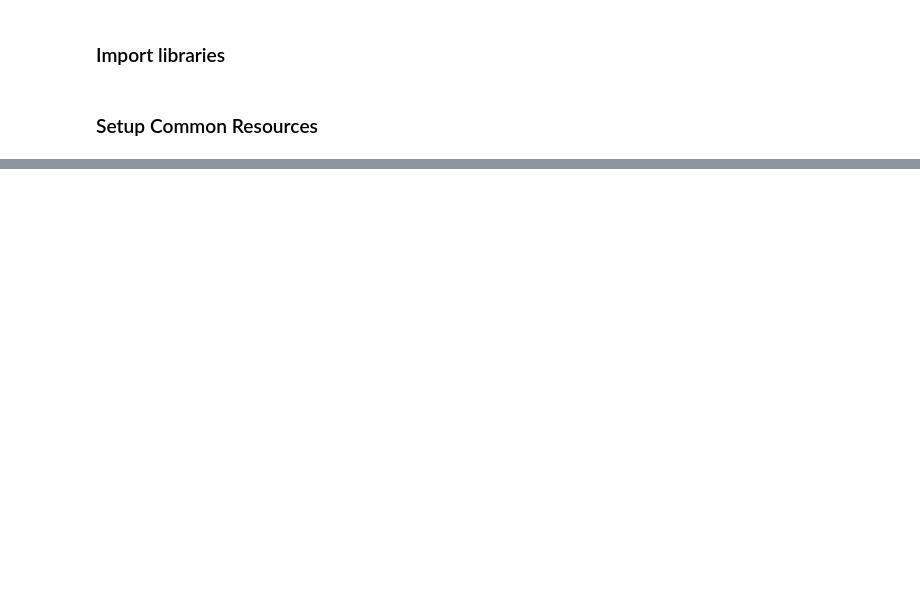
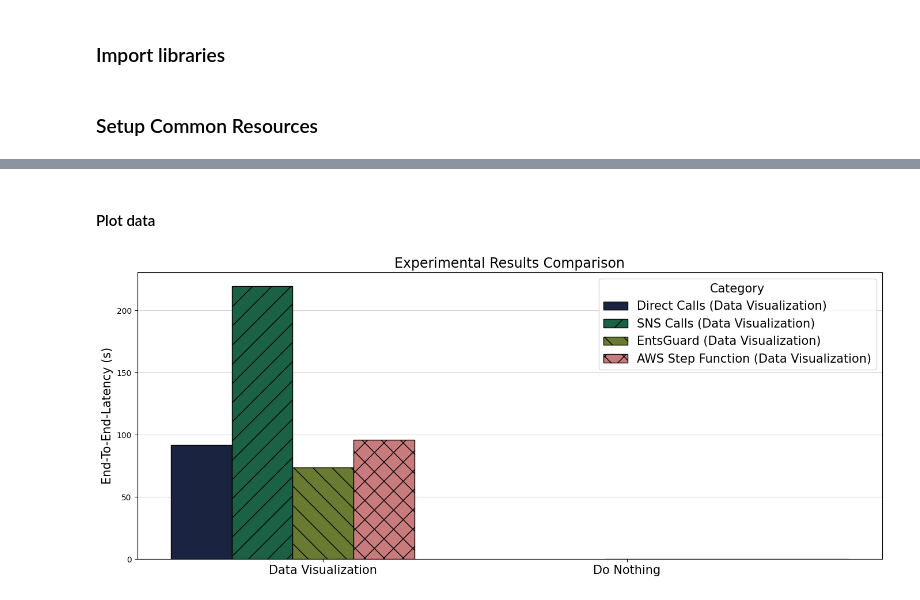
Before and after one commit to ubc-cirrus-lab/caribou, a Jupyter notebook: benchmarks/experiments/wrapper_overhead/plot.ipynb, the cells around one changed output, grey strips where cells are left out. Cells and saved outputs as stored; diff of their text form; code cells hidden in the pictures; blank space fills up the shorter version.

Commit message:
Created plots for overhead experiment, fully dna visualization part is now fully functional.

```diff
--- a/benchmarks/experiments/wrapper_overhead/plot.ipynb
+++ b/benchmarks/experiments/wrapper_overhead/plot.ipynb
@@ -87,0 +170,14 @@ Done
+# %%
+allowed_experiment_types = {
+    'boto3_direct': 'Direct Calls',
+    'boto3_sns': 'SNS Calls',
+    'multi_x': 'EntsGuard',
+    'aws_step_function': 'AWS Step Function',
+}
+experiment_order = ['Data Visualization', 'Do Nothing'] # For tests
+plotting_order = ['Direct Calls', 'SNS Calls', 'EntsGuard', 'AWS Step Function']
+
+# Direct calls
+experiment_paths = ['./dna_visualization/external_database']
+
+experimental_results = collection_utility.aquire_experimental_results(experiment_paths, allowed_experiment_types, from_invocation=False)
@@ -87,0 +193,16 @@ Done
+# %%
+experimental_results = { # From first function start
+    'Data Visualization': {
+        'EntsGuard': [67576.841, 69629.19, 70052.398, 72106.854, 71862.733, 73567.55, 74181.027, 74005.857, 74600.781, 74898.271],
+        'Direct Calls': [81444.162, 86423.056, 88468.497, 91069.329, 92689.961, 93667.099, 93634.519, 94316.159, 94913.106, 95372.089],
+        'SNS Calls': [88245.821, 91978.681, 92606.012, 93995.403, 93217.863, 88536.708, 93877.835, 93130.815, 90729.23, 91675.509],
+        'AWS Step Function': [95135.266, 95518.768, 95884.667, 95044.164, 96873.22]
+    }
+}
+# %%
+experimental_results['Do Nothing'] = {
+    'EntsGuard': [0.0],
+    'Direct Calls': [0.0],
+    'SNS Calls': [0.0],
+    'AWS Step Function': [0.0]
+}
@@ -87,0 +226,6 @@ Done
+# %% [markdown]
+#### Plot data
+# %%
+dynamic_bar_plot(experimental_results, experiment_order, plotting_order)
+# %% [output]
+[figure, added]
```
Also changed, not shown: parts of 26 cells of this notebook, 10 other files.
